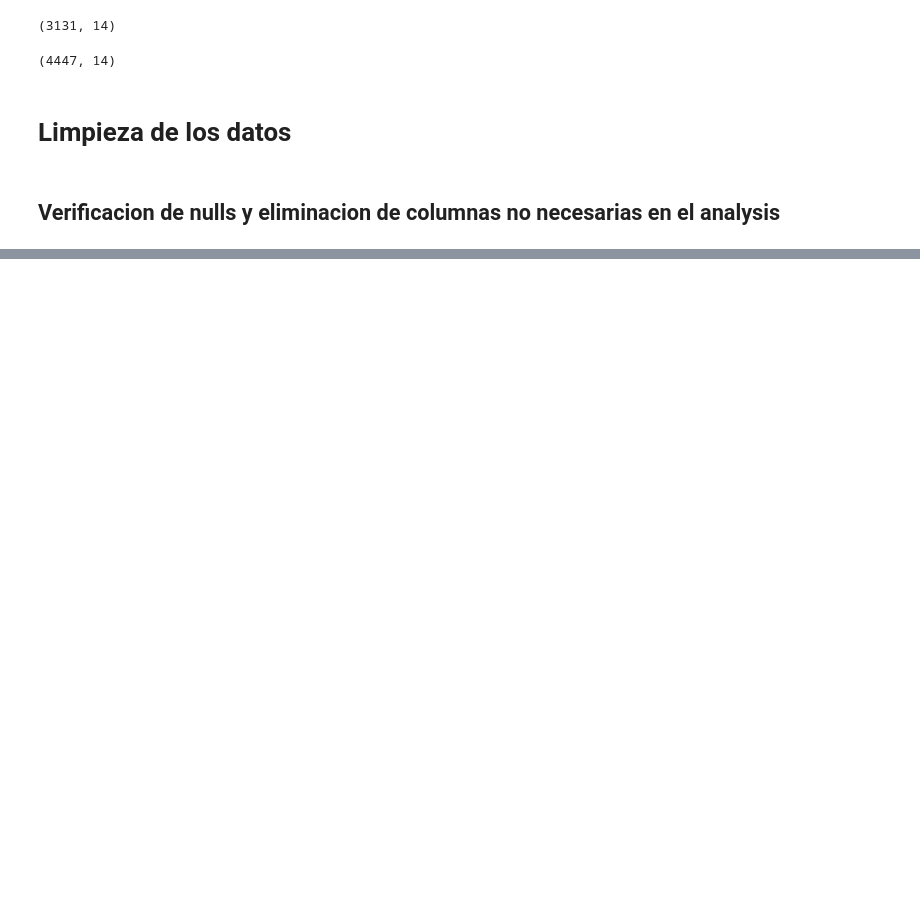
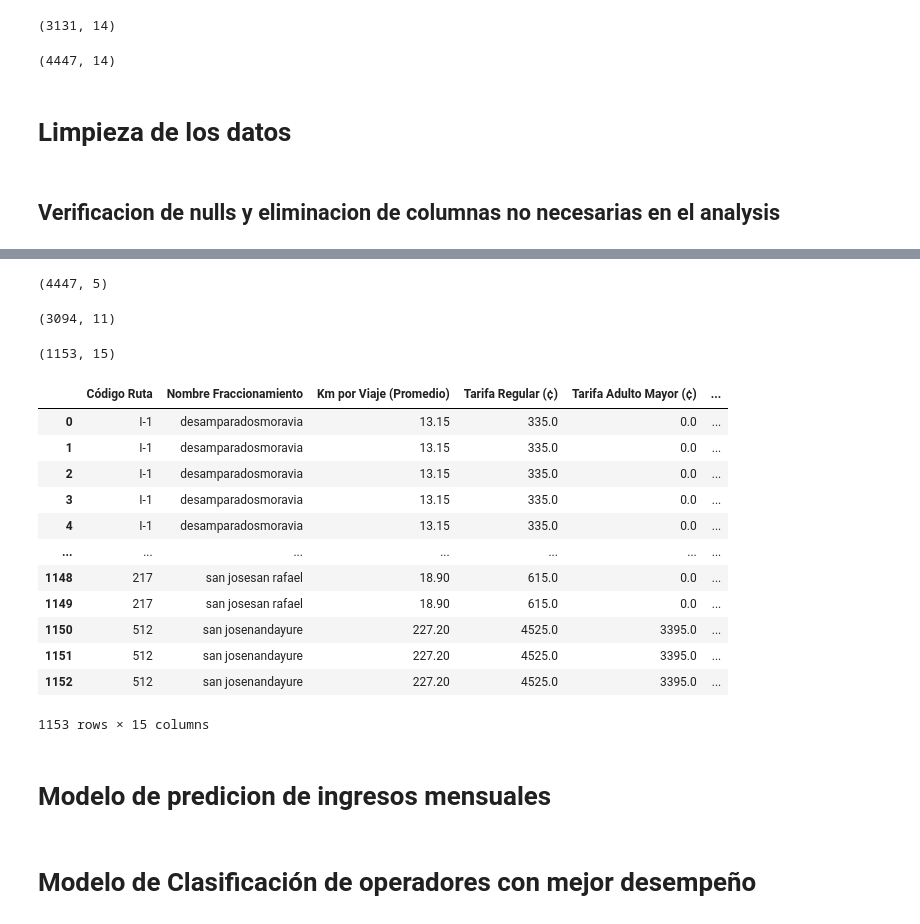
Before and after one commit to keilynagc/transporteCR, a Jupyter notebook: src/data_analysis.ipynb, the cells around one changed output, grey strips where cells are left out. Saved outputs shown, nothing was run; the diff lists cells and outputs as text; code cells hidden in the pictures; blank space fills up the shorter version.

```diff
--- a/src/data_analysis.ipynb
+++ b/src/data_analysis.ipynb
@@ -90,0 +135,2 @@ df_tarifas.shape
+# %%
+df_tarifas = df_tarifas.dropna(subset=["Nombre Fraccionamiento"])
@@ -90,0 +141,9 @@ df_tarifas.shape
+# %%
+# Function for text preprocessing
+def preprocess_text(text):
+    try:
+        text = text.lower()  # Convert to lowercase
+        text = re.sub(r'[^a-zA-Z\s]', '', text)  # Remove special characters
+    except:
+        print("error found")
+    return text
@@ -90,0 +165,3 @@ df_tarifas.shape
+# %%
+df_tarifas["Nombre Fraccionamiento"] = df_tarifas["Nombre Fraccionamiento"].apply(preprocess_text)
+df_pasajeros["Descripción Ramal"] = df_pasajeros["Descripción Ramal"].apply(preprocess_text)
@@ -90,0 +198,33 @@ df_tarifas.shape
+# %%
+
+df = pd.merge(df_tarifas, df_pasajeros, right_on=["Código Ruta", "Descripción Ramal"], left_on=["Código Ruta", "Nombre Fraccionamiento"], how="inner")
+# %%
+df_tarifas.shape
+# %% [output]
+(4447, 5)
+# %%
+df_pasajeros.shape
+# %% [output]
+(3094, 11)
+# %%
+df.shape
+# %% [output]
+(1153, 15)
+# %%
+df
+# %% [output]
+|  | Código Ruta | Nombre Fraccionamiento | Km por Viaje (Promedio) | Tarifa Regular (¢) | Tarifa Adulto Mayor (¢) | ... |
+| 0 | I-1 | desamparadosmoravia | 13.15 | 335.0 | 0.0 | ... |
+| 1 | I-1 | desamparadosmoravia | 13.15 | 335.0 | 0.0 | ... |
+| 2 | I-1 | desamparadosmoravia | 13.15 | 335.0 | 0.0 | ... |
+| 3 | I-1 | desamparadosmoravia | 13.15 | 335.0 | 0.0 | ... |
+| 4 | I-1 | desamparadosmoravia | 13.15 | 335.0 | 0.0 | ... |
+| ... | ... | ... | ... | ... | ... | ... |
+| 1148 | 217 | san josesan rafael | 18.90 | 615.0 | 0.0 | ... |
+| 1149 | 217 | san josesan rafael | 18.90 | 615.0 | 0.0 | ... |
+| 1150 | 512 | san josenandayure | 227.20 | 4525.0 | 3395.0 | ... |
+| 1151 | 512 | san josenandayure | 227.20 | 4525.0 | 3395.0 | ... |
+| 1152 | 512 | san josenandayure | 227.20 | 4525.0 | 3395.0 | ... |
+1153 rows × 15 columns
+# %% [markdown]
+# Modelo de predicion de ingresos mensuales
@@ -90,0 +244,2 @@ df_tarifas.shape
+# %% [markdown]
+# Modelo de Clasificación de operadores con mejor desempeño
```
Also changed, not shown: parts of 17 cells of this notebook, 1 other file.
